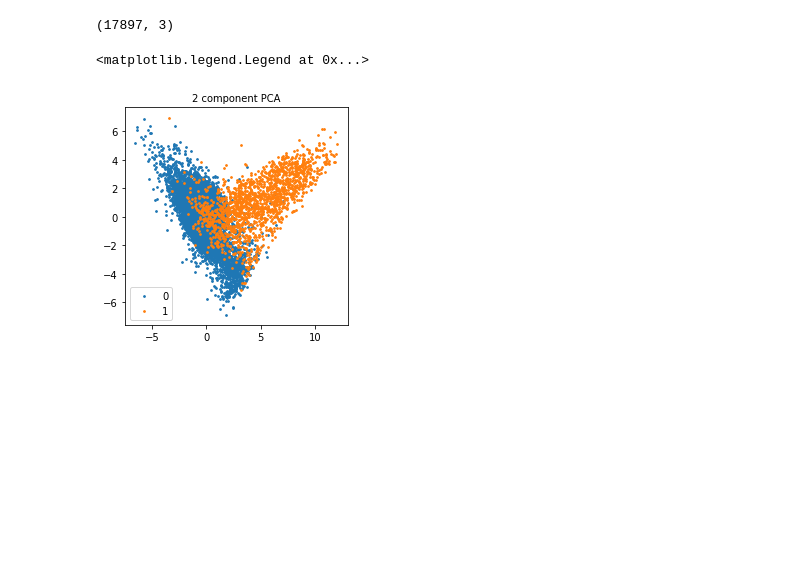
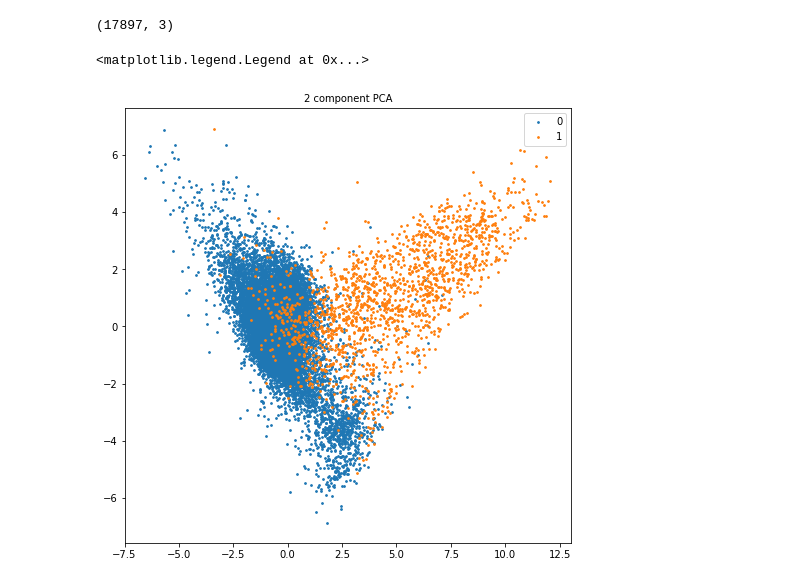
Before and after one commit to Kriti2801/DSAproject, a Jupyter notebook: visualisation.ipynb, the cells around one changed output. Cells and saved outputs as stored; diff of their text form; code cells hidden in the pictures; blank space fills up the shorter version.

```diff
--- a/visualisation.ipynb
+++ b/visualisation.ipynb
@@ -87,14 +87,14 @@ for i in range(len(final)):
 final_0 = (np.array(final_0)).T
 final_1 = (np.array(final_1)).T
 # %%
-fig = plt.figure(figsize=(4,4))
+fig = plt.figure(figsize=(8,8))
 ax = fig.add_subplot(111)
 ax.set_title('2 component PCA', fontsize=10)
 ax.scatter(final_0[0], final_0[1],label='0',s=3)
 ax.scatter(final_1[0], final_1[1],label='1',s=3)
 # ax.set_xlabel('PCA component 1')
 # ax.set_ylabel('PCA component 2')
 ax.legend()
 # %% [output]
 <matplotlib.legend.Legend at 0x...>
-[figure, old version]
+[figure, new version]
```
Also changed, not shown: parts of 1 cell of this notebook, 26 other files.
